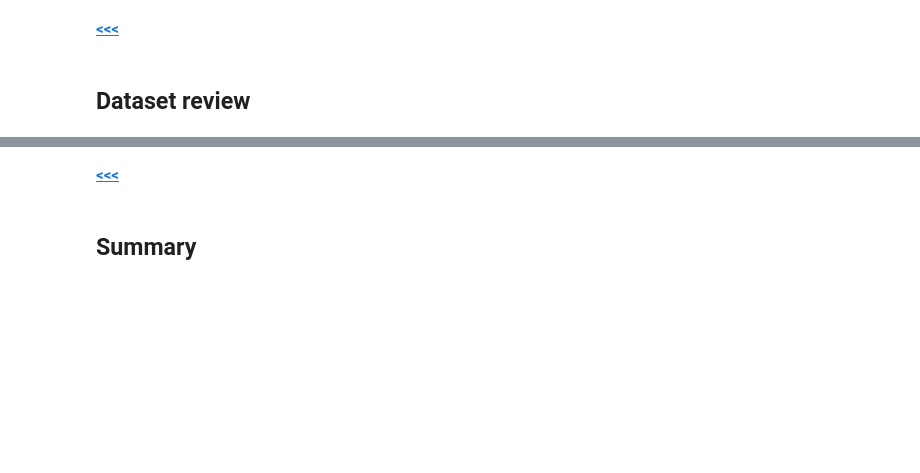
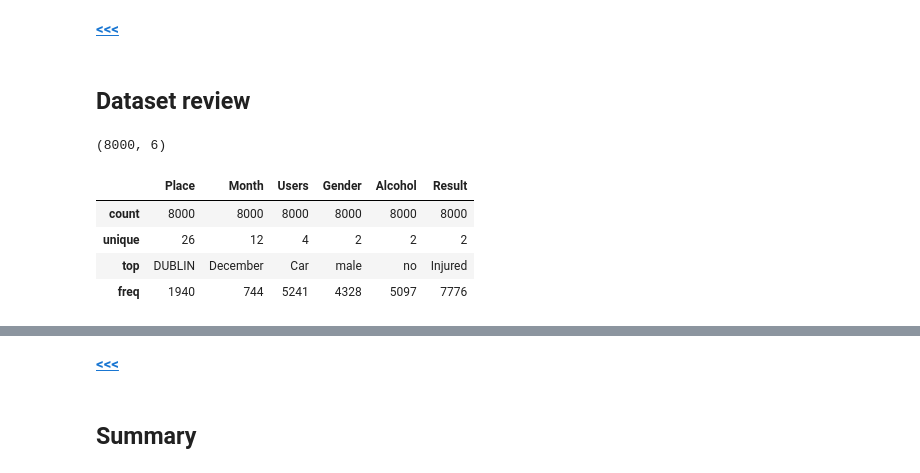
Before and after one commit to G00376332/52465_Project, a Jupyter notebook: Project_PFDA.ipynb, the cells around one changed output, grey strips where cells are left out. Cells and saved outputs as stored; diff of their text form; code cells hidden in the pictures; blank space fills up the shorter version.

```diff
--- a/Project_PFDA.ipynb
+++ b/Project_PFDA.ipynb
@@ -491,3 +491,15 @@ accidents.to_csv('data/accidents_projectPDA.csv',index=False)
 [**<<<**](#table)
 # %% [markdown]
 ## Dataset review<a id="dataset"/>
+# %%
+accidents.shape
+# %% [output]
+(8000, 6)
+# %%
+accidents.describe()
+# %% [output]
+|  | Place | Month | Users | Gender | Alcohol | Result |
+| count | 8000 | 8000 | 8000 | 8000 | 8000 | 8000 |
+| unique | 26 | 12 | 4 | 2 | 2 | 2 |
+| top | DUBLIN | December | Car | male | no | Injured |
+| freq | 1940 | 744 | 5241 | 4328 | 5097 | 7776 |
```
Also changed, not shown: parts of 7 cells of this notebook, 1 other file.
